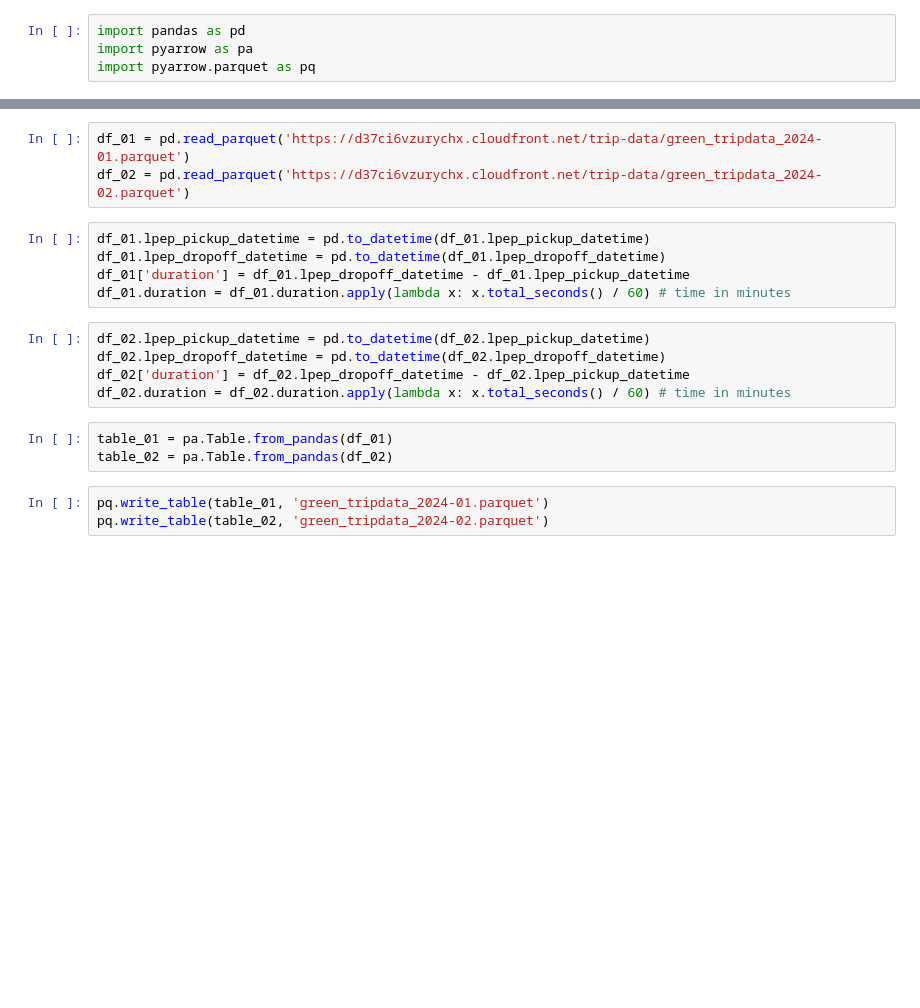
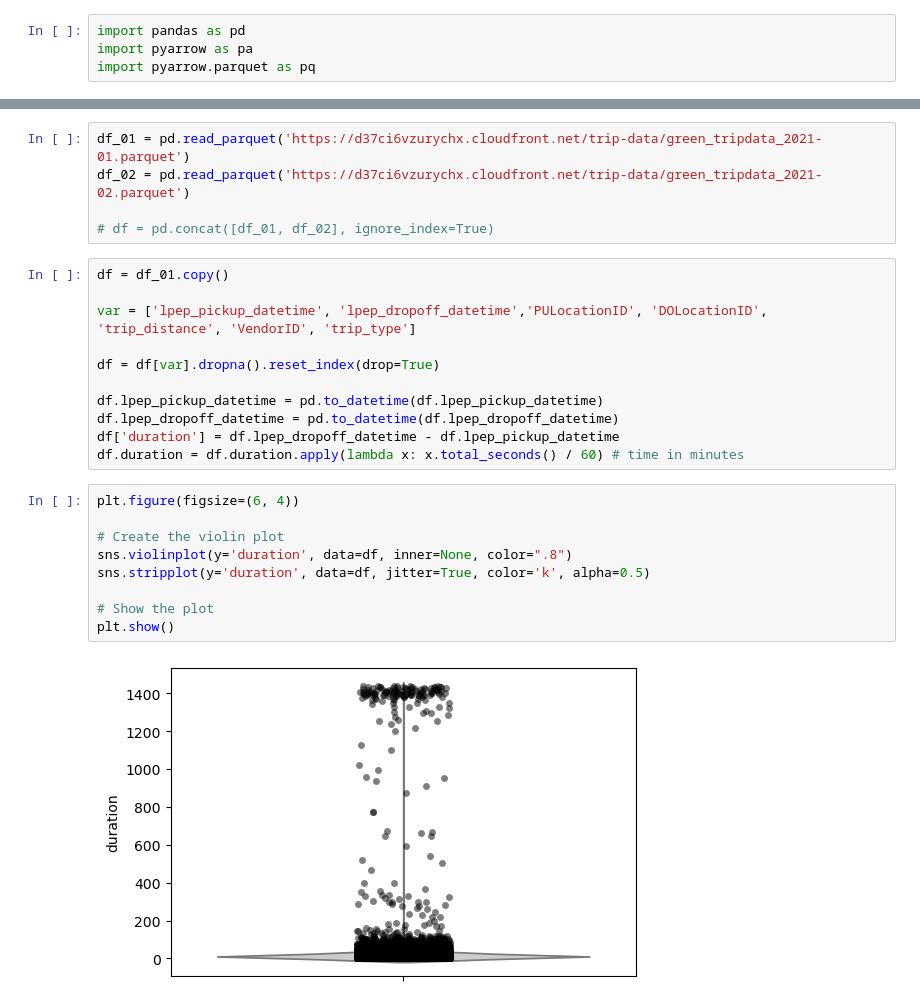
Before and after one commit to bruno2009/Course-MLOps, a Jupyter notebook: 02-intro/data/data.ipynb, the cells around one changed output, grey strips where cells are left out. Cells and saved outputs as stored; diff of their text form; blank space fills up the shorter version.

```diff
--- a/02-intro/data/data.ipynb
+++ b/02-intro/data/data.ipynb
@@ -5,19 +8,27 @@ import pyarrow.parquet as pq
 # %%
-df_01 = pd.read_parquet('https://d37ci6vzurychx.cloudfront.net/trip-data/green_tripdata_2024-01.parquet')
-df_02 = pd.read_parquet('https://d37ci6vzurychx.cloudfront.net/trip-data/green_tripdata_2024-02.parquet')
+df_01 = pd.read_parquet('https://d37ci6vzurychx.cloudfront.net/trip-data/green_tripdata_2021-01.parquet')
+df_02 = pd.read_parquet('https://d37ci6vzurychx.cloudfront.net/trip-data/green_tripdata_2021-02.parquet')
+
+# df = pd.concat([df_01, df_02], ignore_index=True)
 # %%
-df_01.lpep_pickup_datetime = pd.to_datetime(df_01.lpep_pickup_datetime)
-df_01.lpep_dropoff_datetime = pd.to_datetime(df_01.lpep_dropoff_datetime)
-df_01['duration'] = df_01.lpep_dropoff_datetime - df_01.lpep_pickup_datetime
-df_01.duration = df_01.duration.apply(lambda x: x.total_seconds() / 60) # time in minutes
+df = df_01.copy()
+
+var = ['lpep_pickup_datetime', 'lpep_dropoff_datetime','PULocationID', 'DOLocationID', 'trip_distance', 'VendorID', 'trip_type']
+
+df = df[var].dropna().reset_index(drop=True)
+
+df.lpep_pickup_datetime = pd.to_datetime(df.lpep_pickup_datetime)
+df.lpep_dropoff_datetime = pd.to_datetime(df.lpep_dropoff_datetime)
+df['duration'] = df.lpep_dropoff_datetime - df.lpep_pickup_datetime
+df.duration = df.duration.apply(lambda x: x.total_seconds() / 60) # time in minutes
-# %%
-df_02.lpep_pickup_datetime = pd.to_datetime(df_02.lpep_pickup_datetime)
-df_02.lpep_dropoff_datetime = pd.to_datetime(df_02.lpep_dropoff_datetime)
-df_02['duration'] = df_02.lpep_dropoff_datetime - df_02.lpep_pickup_datetime
-df_02.duration = df_02.duration.apply(lambda x: x.total_seconds() / 60) # time in minutes
-# %%
-table_01 = pa.Table.from_pandas(df_01)
-table_02 = pa.Table.from_pandas(df_02)
-# %%
-pq.write_table(table_01, 'green_tripdata_2024-01.parquet')
-pq.write_table(table_02, 'green_tripdata_2024-02.parquet')
+# %%
+plt.figure(figsize=(6, 4))
+
+# Create the violin plot
+sns.violinplot(y='duration', data=df, inner=None, color=".8")
+sns.stripplot(y='duration', data=df, jitter=True, color='k', alpha=0.5)
+
+# Show the plot
+plt.show()
+# %% [output]
+[figure, added]
```
Also changed, not shown: parts of 9 cells of this notebook, 6 other files.
